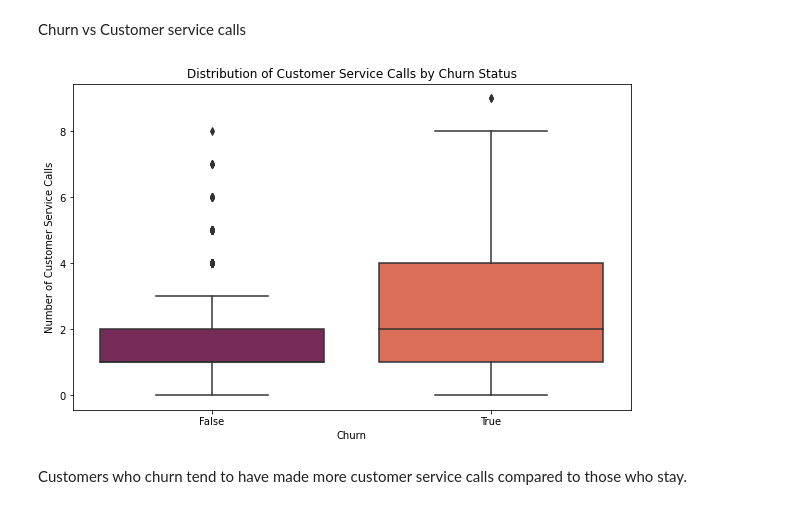
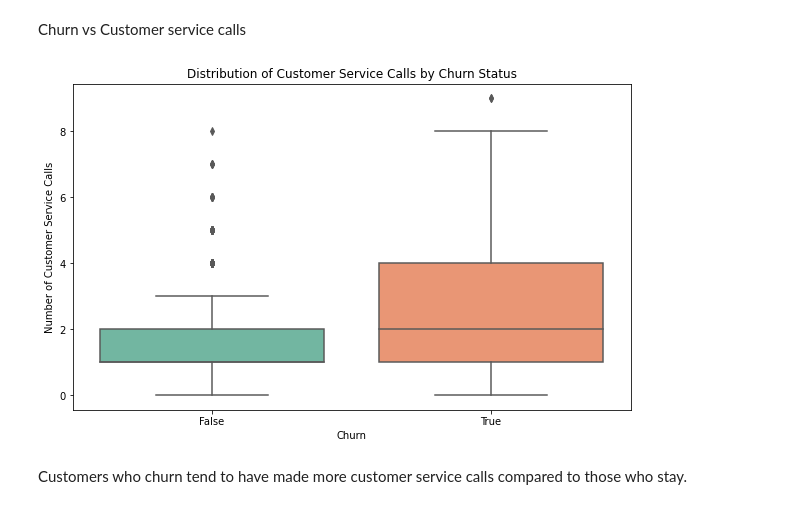
Before and after one commit to Limo-Vincent/Group_9_Phase_3_project, a Jupyter notebook: customer_churn.ipynb, the cells around one changed output. Cells and saved outputs as stored; diff of their text form; code cells hidden in the pictures.

```diff
--- a/customer_churn.ipynb
+++ b/customer_churn.ipynb
@@ -473,15 +488,15 @@ Churn vs Customer service calls
 # %%
 # Churn vs Customer service calls
 
 plt.figure(figsize = (10, 6))
-sns.boxplot(data = data, x = 'churn', y = 'customer_service_calls', palette = 'rocket')
+sns.boxplot(data = data, x = 'churn', y = 'customer_service_calls', palette = 'Set2')
 plt.title('Distribution of Customer Service Calls by Churn Status')
 plt.xlabel('Churn')
 plt.ylabel('Number of Customer Service Calls')
 
 plt.show()
 # %% [output]
-[figure, old version]
+[figure, new version]
 # %% [markdown]
 Customers who churn tend to have made more customer service calls compared to those who stay.
 # %% [markdown]
```
Also changed, not shown: parts of 80 cells of this notebook.
